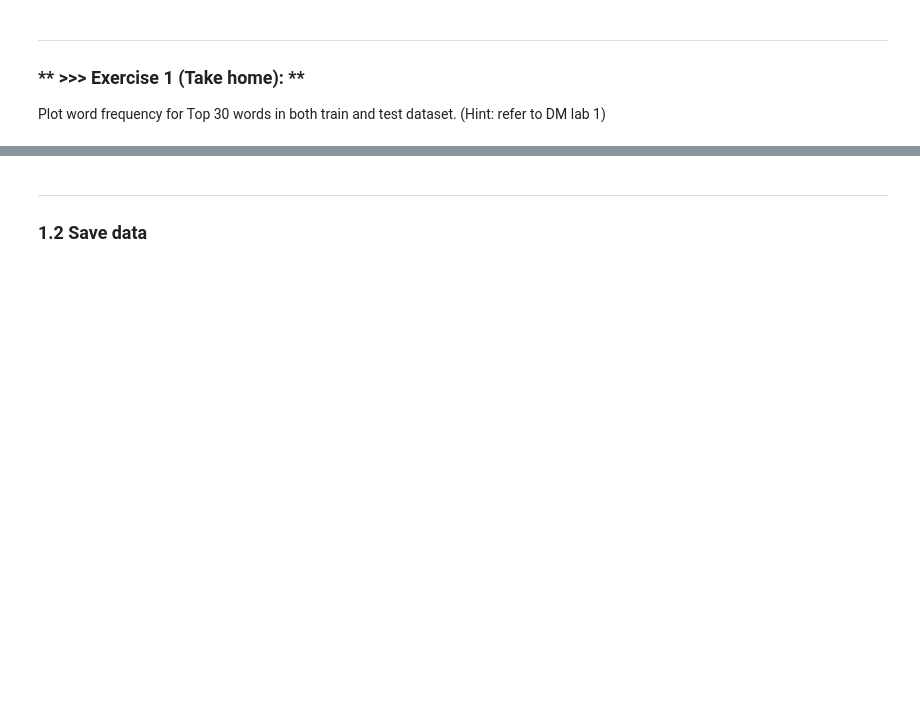
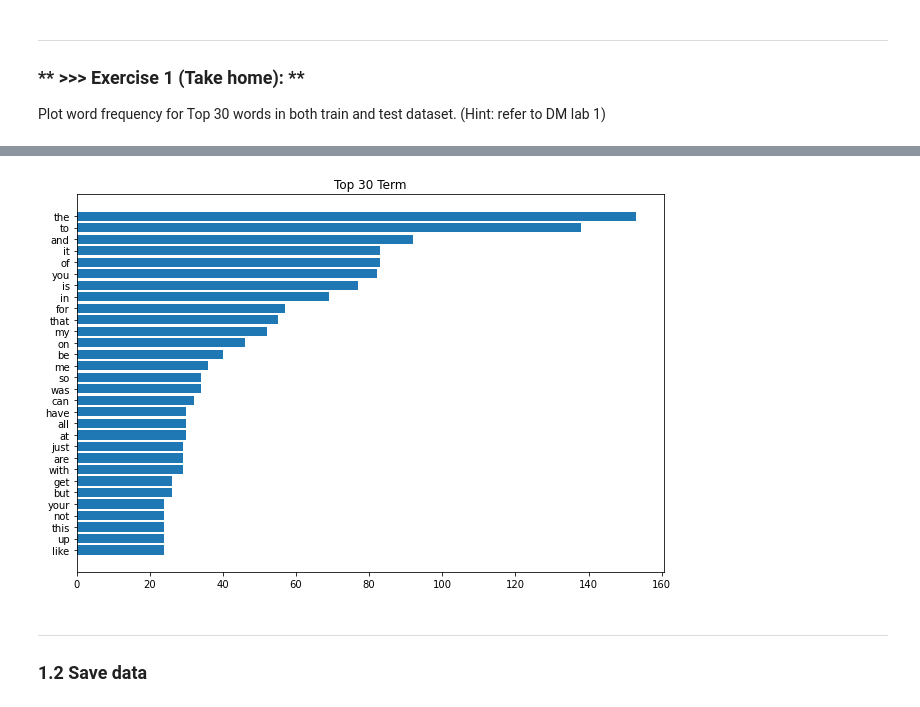
Before and after one commit to wuling31715/2020-NTHU-Data-Mining, a Jupyter notebook: lab2/DM2020-Lab2-Homework2.ipynb, the cells around one changed output, grey strips where cells are left out. Drawn from its saved outputs; the diff is of its cells as text; code cells hidden in the pictures; blank space fills up the shorter version.

```diff
--- a/lab2/DM2020-Lab2-Homework2.ipynb
+++ b/lab2/DM2020-Lab2-Homework2.ipynb
@@ -151,3 +193,7 @@ Plot word frequency for Top 30 words in both train and test dataset. (Hint: refe
+# %%
+plot_word_frequency(30, test_df['text'])
+# %% [output]
+[figure, added]
 # %% [markdown]
 ---
 ### 1.2 Save data
```
Also changed, not shown: parts of 47 cells of this notebook, 3 other files.
